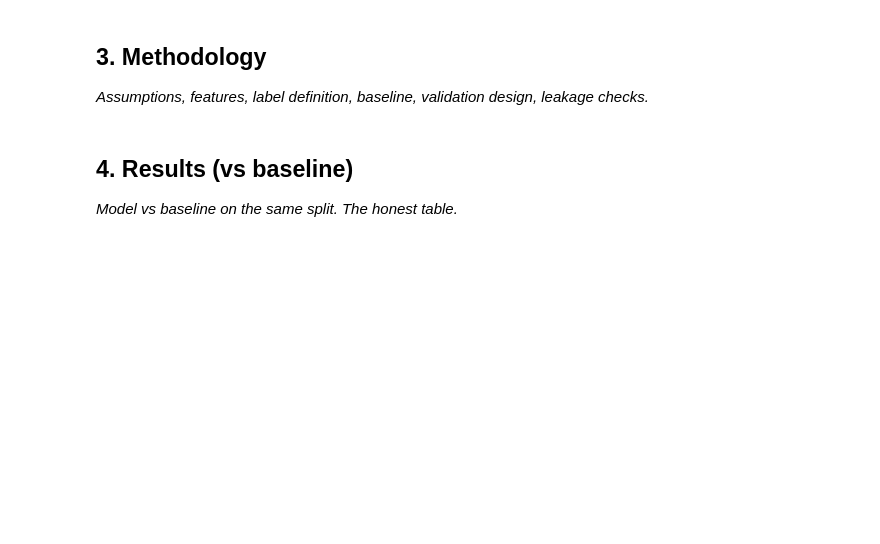
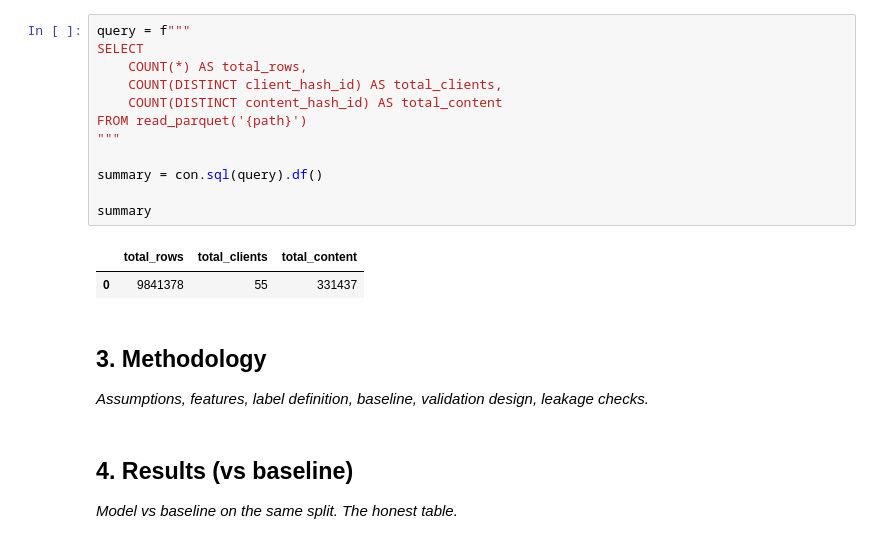
Before and after one commit to rishh19/FlyRank-AI-Internship, a Jupyter notebook: work/notebooks/capstone.ipynb, the cells around one changed output. Cells and saved outputs as stored; diff of their text form; blank space fills up the shorter version.

```diff
--- a/work/notebooks/capstone.ipynb
+++ b/work/notebooks/capstone.ipynb
@@ -17,3 +112,18 @@ This skeleton is yours to fill. Work the sections **in order** — each one has
+# %%
+query = f"""
+SELECT
+    COUNT(*) AS total_rows,
+    COUNT(DISTINCT client_hash_id) AS total_clients,
+    COUNT(DISTINCT content_hash_id) AS total_content
+FROM read_parquet('{path}')
+"""
+
+summary = con.sql(query).df()
+
+summary
+# %% [output]
+|  | total_rows | total_clients | total_content |
+| 0 | 9841378 | 55 | 331437 |
 # %% [markdown]
 ## 3. Methodology
 
```
Also changed, not shown: parts of 11 cells of this notebook.
